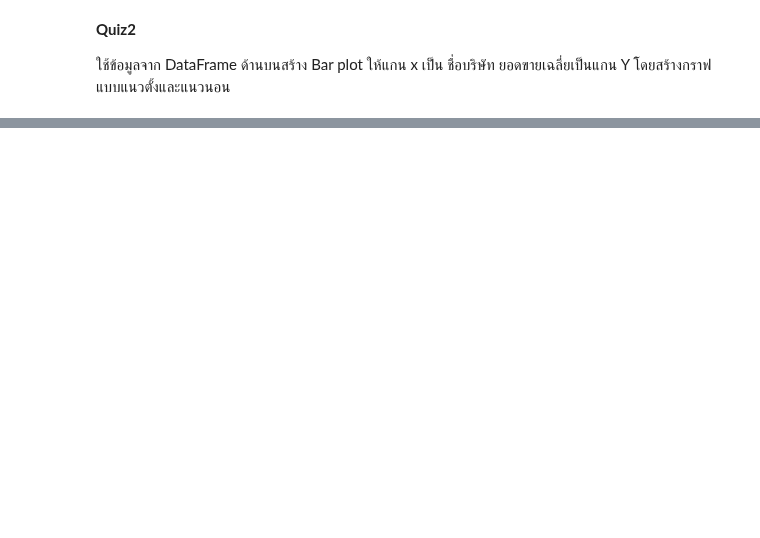
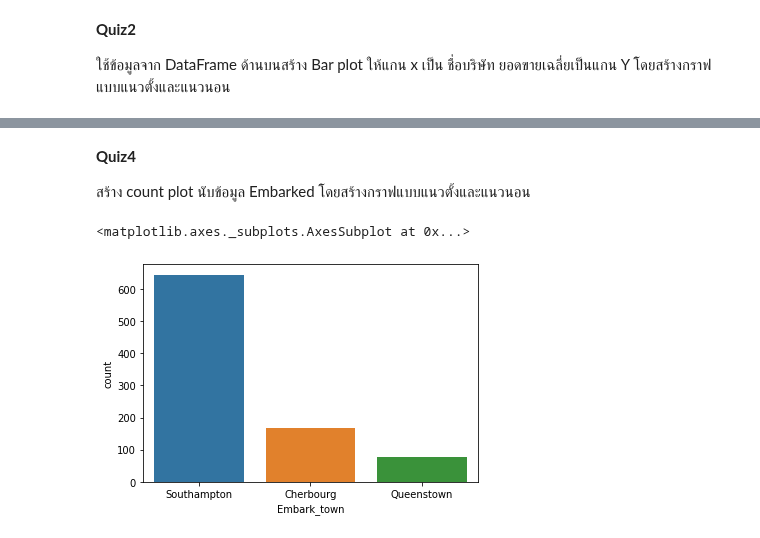
Before and after one commit to deen666/Homework_DataCamp2, a Jupyter notebook: Seaborn/Seaborn.ipynb, the cells around one changed output, grey strips where cells are left out. Saved outputs shown, nothing was run; the diff lists cells and outputs as text; code cells hidden in the pictures; blank space fills up the shorter version.

```diff
--- a/Seaborn/Seaborn.ipynb
+++ b/Seaborn/Seaborn.ipynb
@@ -51,0 +79,4 @@ sns.barplot(df2['AVG'],df2.index,data=df2)
+# %%
+#Run this cell first.
+titanic = pd.read_csv('https://gist.githubusercontent.com/deen666/aaf734fe721ca1bf504d324bf76eef04/raw/8f990dffacaf13cff911a86d4bc944be3b0d0486/train.csv') #Use the local filepath or url link to read or fetch the .csv file.
+titanic
@@ -51,0 +97,11 @@ sns.barplot(df2['AVG'],df2.index,data=df2)
+# %% [markdown]
+**Quiz4**
+
+สร้าง count plot นับข้อมูล Embarked โดยสร้างกราฟแบบแนวตั้งและแนวนอน
+# %%
+#Quiz4
+titanic["Embark_town"] = titanic.Embarked.map({"C": "Cherbourg", "Q": "Queenstown", "S": "Southampton"})
+sns.countplot(x='Embark_town',data=titanic)
+# %% [output]
+<matplotlib.axes._subplots.AxesSubplot at 0x...>
+[figure, added]
```
Also changed, not shown: parts of 51 cells of this notebook.
